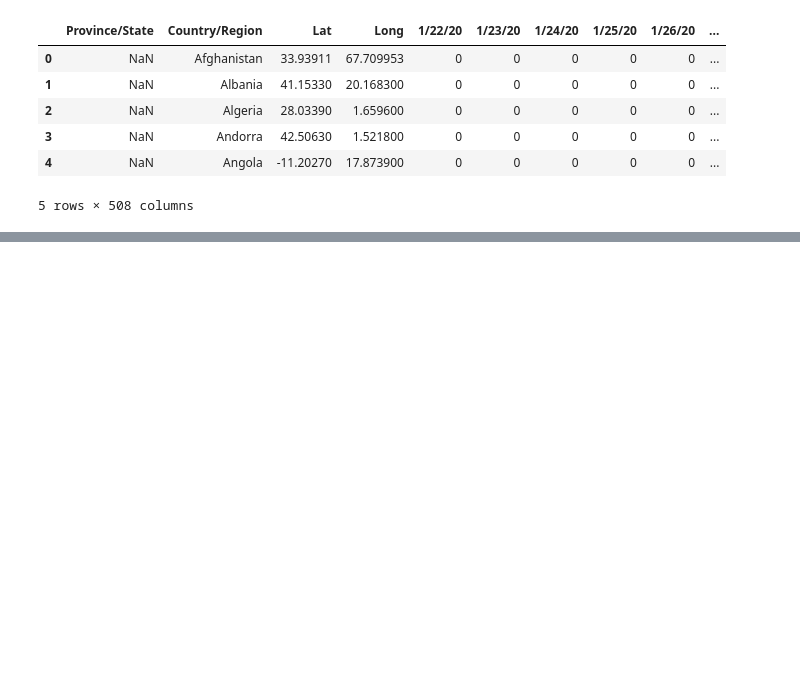
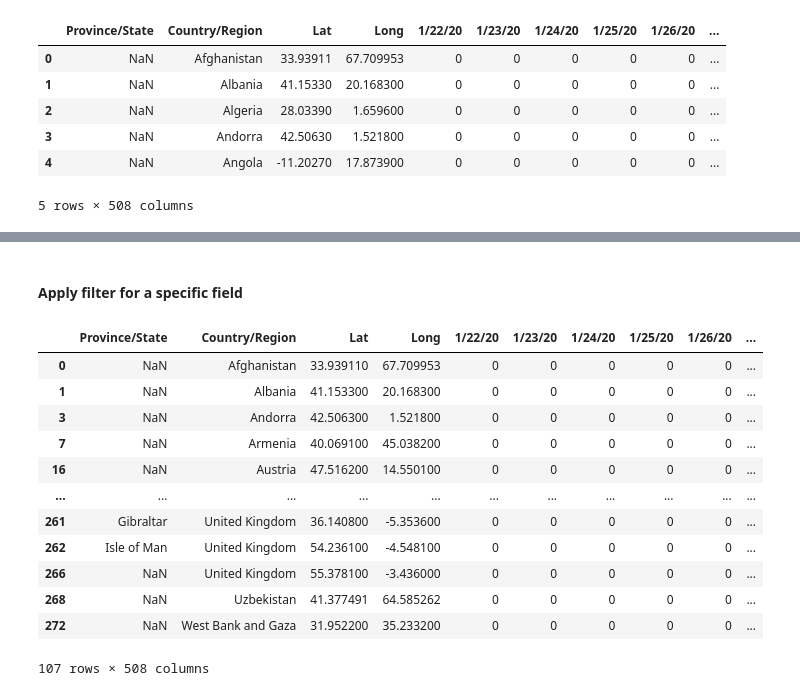
Before and after one commit to Binguni19Edirisuriya/Covid19_Data_Analysis_python, a Jupyter notebook: Covid19 Data Analysis.ipynb, the cells around one changed output, grey strips where cells are left out. Cells and saved outputs as stored; diff of their text form; code cells hidden in the pictures; blank space fills up the shorter version.

Commit message:
Basic filtering and selecting using pandas

```diff
--- a/Covid19 Data Analysis.ipynb
+++ b/Covid19 Data Analysis.ipynb
@@ -26,0 +86,19 @@ covid.head()
+# %% [markdown]
+#### Apply filter for a specific field
+# %%
+covidFilter = covid[covid['Lat']>31]
+covidFilter
+# %% [output]
+|  | Province/State | Country/Region | Lat | Long | 1/22/20 | 1/23/20 | 1/24/20 | 1/25/20 | 1/26/20 | ... |
+| 0 | NaN | Afghanistan | 33.939110 | 67.709953 | 0 | 0 | 0 | 0 | 0 | ... |
+| 1 | NaN | Albania | 41.153300 | 20.168300 | 0 | 0 | 0 | 0 | 0 | ... |
+| 3 | NaN | Andorra | 42.506300 | 1.521800 | 0 | 0 | 0 | 0 | 0 | ... |
+| 7 | NaN | Armenia | 40.069100 | 45.038200 | 0 | 0 | 0 | 0 | 0 | ... |
+| 16 | NaN | Austria | 47.516200 | 14.550100 | 0 | 0 | 0 | 0 | 0 | ... |
+| ... | ... | ... | ... | ... | ... | ... | ... | ... | ... | ... |
+| 261 | Gibraltar | United Kingdom | 36.140800 | -5.353600 | 0 | 0 | 0 | 0 | 0 | ... |
+| 262 | Isle of Man | United Kingdom | 54.236100 | -4.548100 | 0 | 0 | 0 | 0 | 0 | ... |
+| 266 | NaN | United Kingdom | 55.378100 | -3.436000 | 0 | 0 | 0 | 0 | 0 | ... |
+| 268 | NaN | Uzbekistan | 41.377491 | 64.585262 | 0 | 0 | 0 | 0 | 0 | ... |
+| 272 | NaN | West Bank and Gaza | 31.952200 | 35.233200 | 0 | 0 | 0 | 0 | 0 | ... |
+107 rows × 508 columns
```
Also changed, not shown: parts of 11 cells of this notebook.
